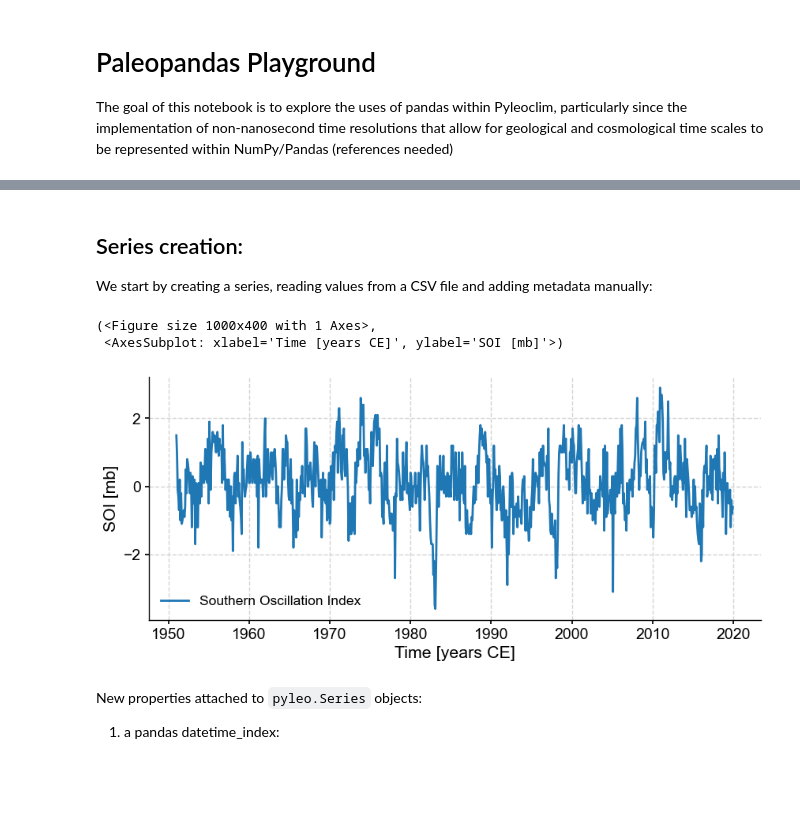
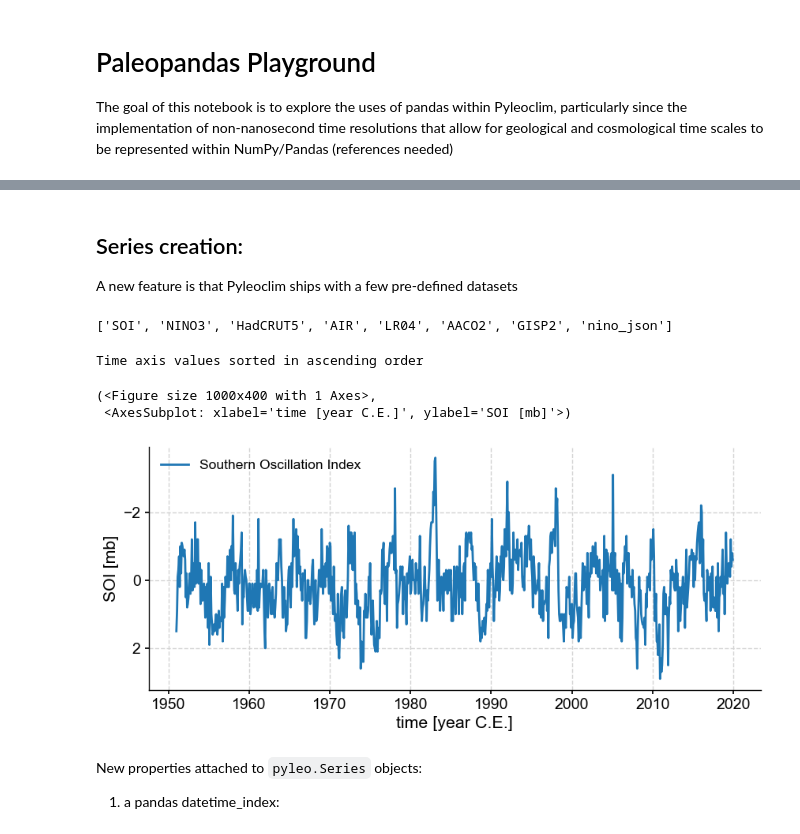
Before and after one commit to LinkedEarth/paleoPandas, a Jupyter notebook: notebooks/Paleopandas Playground.ipynb, the cells around one changed output, grey strips where cells are left out. Saved outputs shown, nothing was run; the diff lists cells and outputs as text; code cells hidden in the pictures; blank space fills up the shorter version.

Commit message:
updates to datasets and notebooks

```diff
--- a/notebooks/Paleopandas Playground.ipynb
+++ b/notebooks/Paleopandas Playground.ipynb
@@ -14,33 +19,19 @@ import numpy
 # %% [markdown]
 ## Series creation:
 
-We start by creating a series, reading values from a CSV file and adding metadata manually:
+A new feature is that Pyleoclim ships with a few pre-defined datasets
+# %%
+pyleo.utils.available_dataset_names()
+# %% [output]
+['SOI', 'NINO3', 'HadCRUT5', 'AIR', 'LR04', 'AACO2', 'GISP2', 'nino_json']
 # %%
-data=pd.read_csv(
-    "../data/soi_data.csv",
-    skiprows=0, header=1
-)
-time=data.iloc[:,1]
-value=data.iloc[:,2]
-
-darwin_lon = 130.8444
-darwin_lat = -12.4637
-tahiti_lon = 149.4260
-tahiti_lat = -17.6509
-# compute centroid : https://stackoverflow.com/a/38201499
-
-
-ts=pyleo.Series(
-    time=time, value=value,
-    time_name="Time", time_unit='years CE',
-    value_name="SOI", value_unit = 'mb',
-    label="Southern Oscillation Index",
-)
-ts.plot()
+ts = pyleo.utils.load_dataset('SOI')
+ts.plot(invert_yaxis=True)
 # %% [output]
-(<Figure size 1000x400 with 1 Axes>,
- <AxesSubplot: xlabel='Time [years CE]', ylabel='SOI [mb]'>)
+Time axis values sorted in ascending order
+(<Figure size 1000x400 with 1 Axes>,
+ <AxesSubplot: xlabel='time [year C.E.]', ylabel='SOI [mb]'>)
-[figure, old version]
+[figure, new version]
 # %% [markdown]
 New properties attached to `pyleo.Series` objects:
 1. a pandas datetime_index:
```
Also changed, not shown: parts of 55 cells of this notebook, 4 other files.
